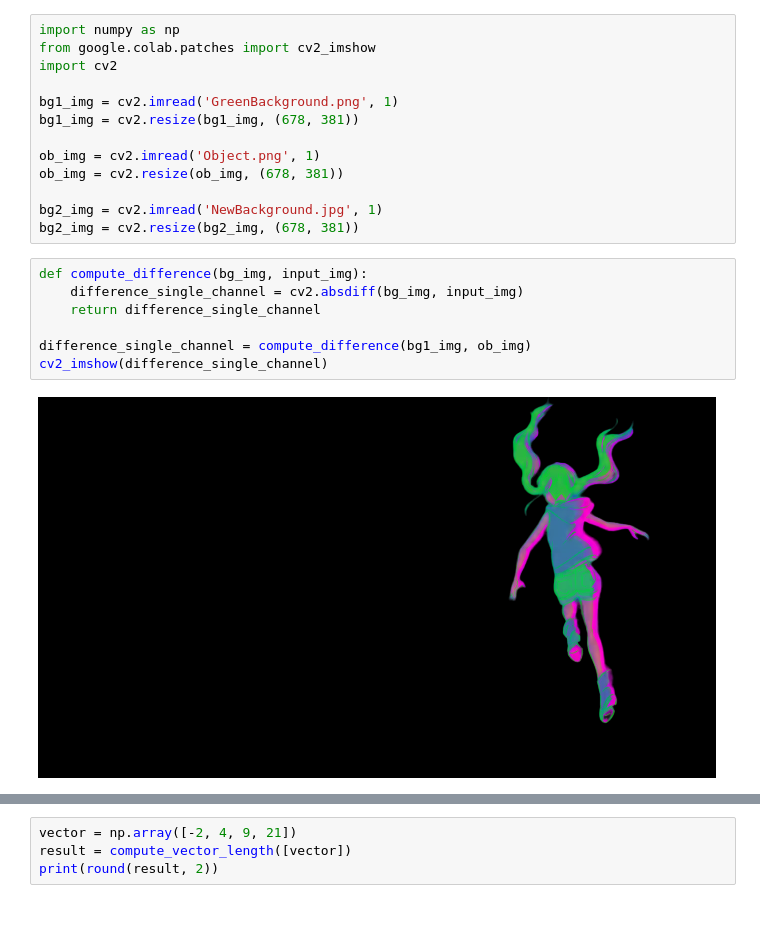
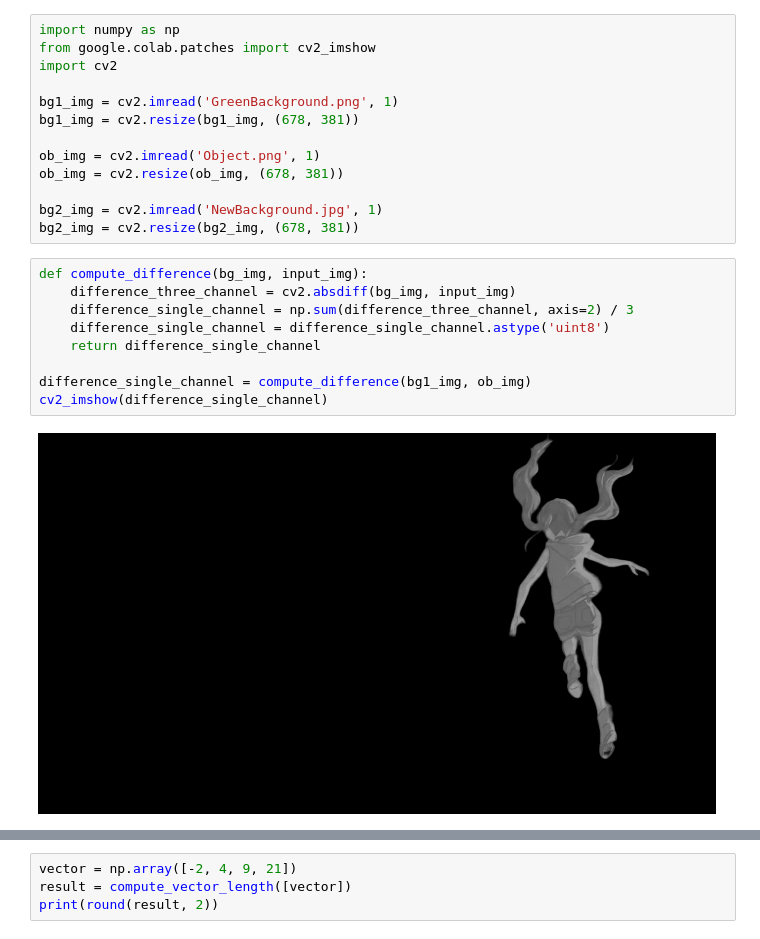
Before and after one commit to TueNguyenT/AIO-Exercise, a Jupyter notebook: Module_02/Week2/ExM2W2.ipynb, the cells around one changed output, grey strips where cells are left out. Drawn from its saved outputs; the diff is of its cells as text.

```diff
--- a/Module_02/Week2/ExM2W2.ipynb
+++ b/Module_02/Week2/ExM2W2.ipynb
@@ -36,12 +36,14 @@ bg2_img = cv2.imread('NewBackground.jpg', 1)
 bg2_img = cv2.resize(bg2_img, (678, 381))
 # %%
 def compute_difference(bg_img, input_img):
-    difference_single_channel = cv2.absdiff(bg_img, input_img)
+    difference_three_channel = cv2.absdiff(bg_img, input_img)
+    difference_single_channel = np.sum(difference_three_channel, axis=2) / 3
+    difference_single_channel = difference_single_channel.astype('uint8')
     return difference_single_channel
 
 difference_single_channel = compute_difference(bg1_img, ob_img)
 cv2_imshow(difference_single_channel)
 # %% [output]
-[figure, old version]
+[figure, new version]
 # %%
 def compute_binary_mask(difference_single_channel):
```
Also changed, not shown: parts of 2 cells of this notebook.
